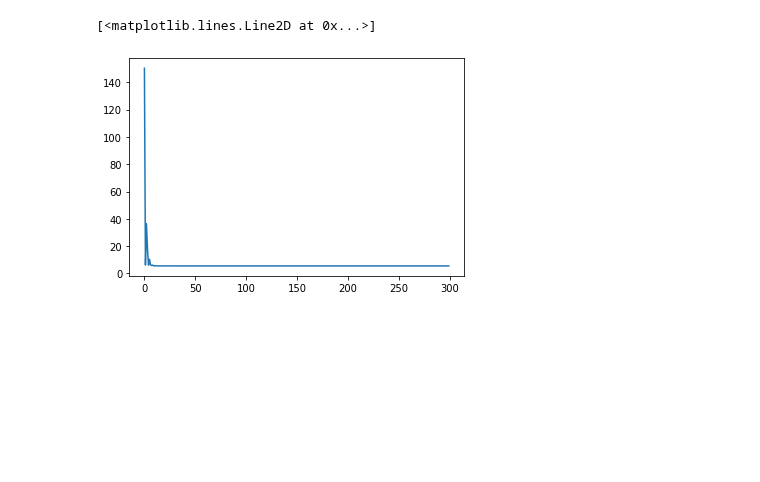
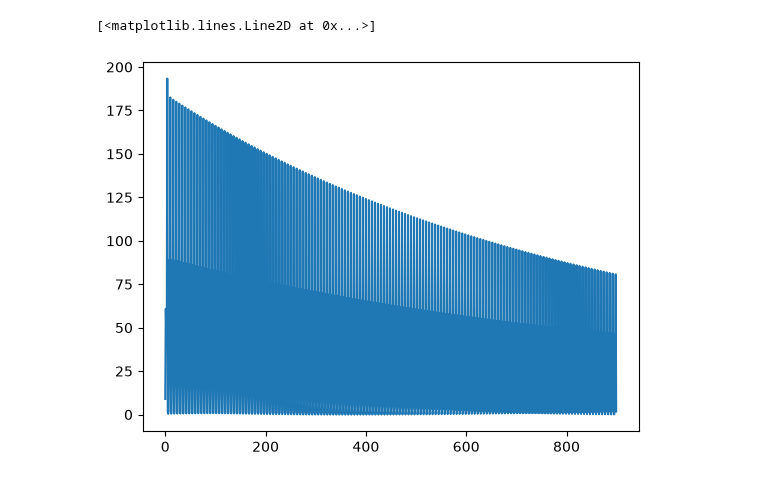
Before and after one commit to thomasprince45511/ece284, a Jupyter notebook: software/hw/[HW_Code4]_Perceptron_batch_vs_SGD.ipynb, the cells around one changed output. Saved outputs shown, nothing was run; the diff lists cells and outputs as text; code cells hidden in the pictures; blank space fills up the shorter version.

```diff
--- a/software/hw/[HW_Code4]_Perceptron_batch_vs_SGD.ipynb
+++ b/software/hw/[HW_Code4]_Perceptron_batch_vs_SGD.ipynb
@@ -44,12 +44,14 @@ hist = []
 ############## Batch GD based update ##############
 
 for epoch in range(300):
-    optimizer.zero_grad()
-    outputs = net(data)
-    loss = criterion(outputs, target)
-    loss.backward()
-    hist.append(loss.detach())
-    optimizer.step()
+    for i, current_data in enumerate(data):
+        optimizer.zero_grad()
+        outputs = net(current_data)
+        current_target = target[i]
+        loss = criterion(outputs, current_target)
+        loss.backward()
+        hist.append(loss.detach())
+        optimizer.step()
     print("Epoch {} - loss: {}".format(epoch, loss))
 ####################################################
 
@@ -80,2 +82,2 @@ when x = tensor([3., 9.]), y = tensor([10.7143], grad_fn=<SqueezeBackward3>)
 [<matplotlib.lines.Line2D at 0x...>]
-[figure, old version]
+[figure, new version]
```
Also changed, not shown: parts of 3 cells of this notebook, 2 other files.
